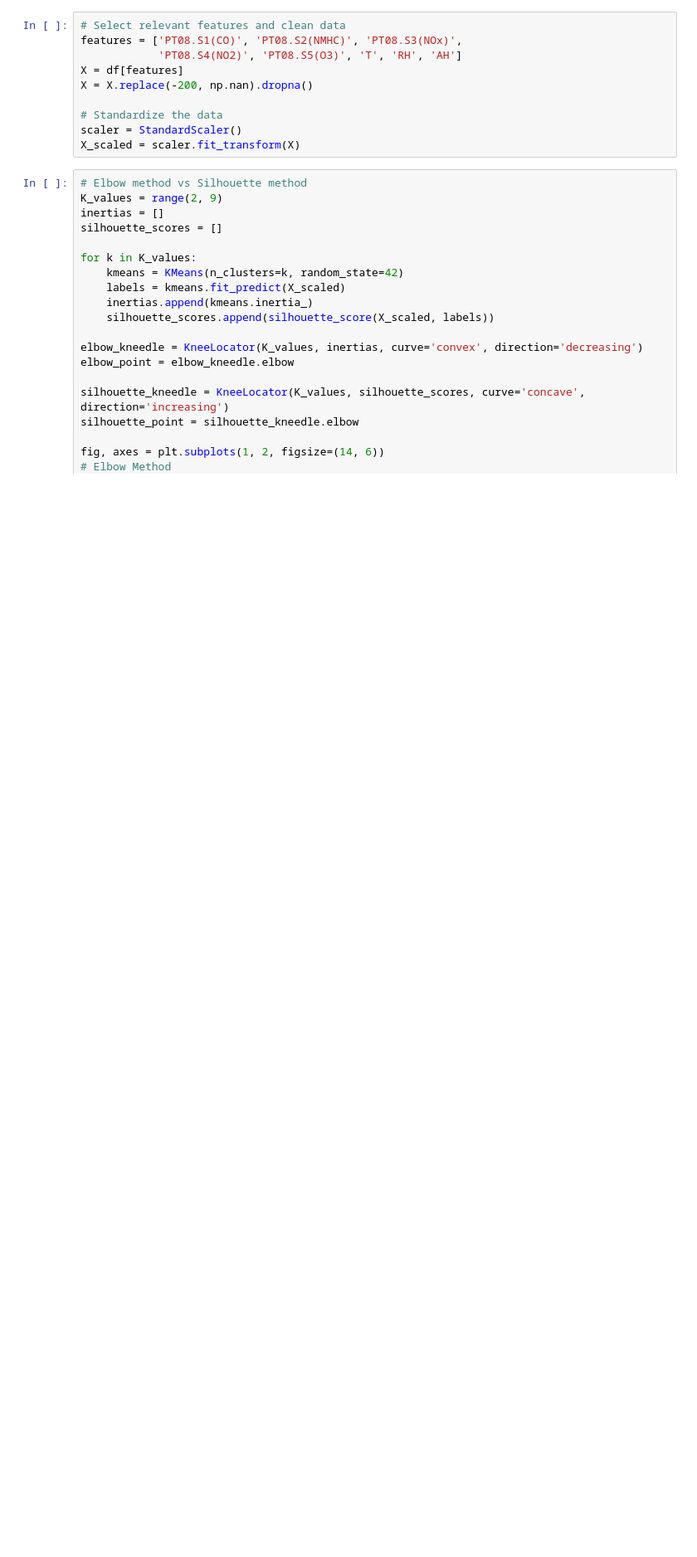
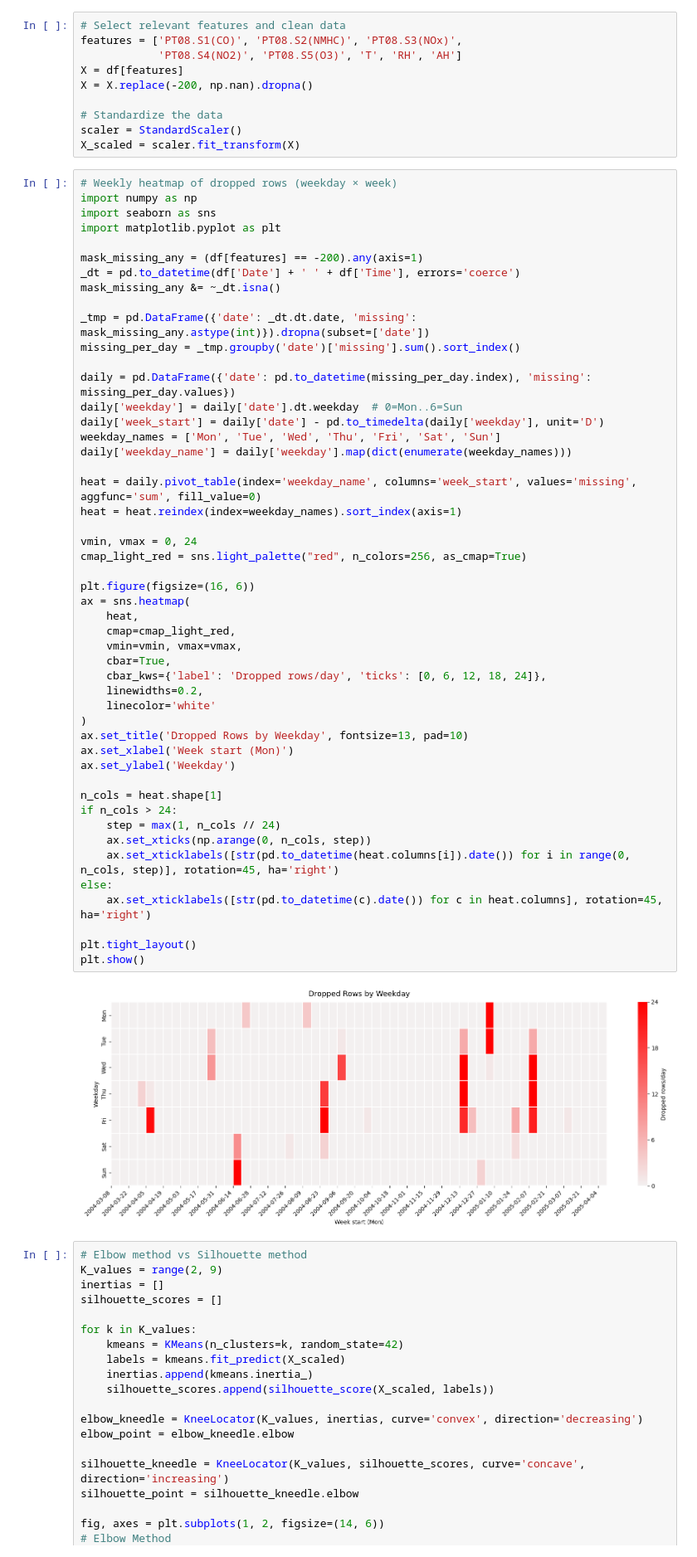
Before and after one commit to Gianluca-Coppola/Clustering, a Jupyter notebook: air_quality_clustering.ipynb, the cells around one changed output. Shown at 83% size. Cells and saved outputs as stored; diff of their text form; blank space fills up the shorter version.

```diff
--- a/air_quality_clustering.ipynb
+++ b/air_quality_clustering.ipynb
@@ -117,6 +66,57 @@ X = X.replace(-200, np.nan).dropna()
 # Standardize the data
 scaler = StandardScaler()
 X_scaled = scaler.fit_transform(X)
+# %%
+# Weekly heatmap of dropped rows (weekday × week)
+import numpy as np
+import seaborn as sns
+import matplotlib.pyplot as plt
+
+mask_missing_any = (df[features] == -200).any(axis=1)
+_dt = pd.to_datetime(df['Date'] + ' ' + df['Time'], errors='coerce')
+mask_missing_any &= ~_dt.isna()
+
+_tmp = pd.DataFrame({'date': _dt.dt.date, 'missing': mask_missing_any.astype(int)}).dropna(subset=['date'])
+missing_per_day = _tmp.groupby('date')['missing'].sum().sort_index()
+
+daily = pd.DataFrame({'date': pd.to_datetime(missing_per_day.index), 'missing': missing_per_day.values})
+daily['weekday'] = daily['date'].dt.weekday  # 0=Mon..6=Sun
+daily['week_start'] = daily['date'] - pd.to_timedelta(daily['weekday'], unit='D')
+weekday_names = ['Mon', 'Tue', 'Wed', 'Thu', 'Fri', 'Sat', 'Sun']
+daily['weekday_name'] = daily['weekday'].map(dict(enumerate(weekday_names)))
+
+heat = daily.pivot_table(index='weekday_name', columns='week_start', values='missing', aggfunc='sum', fill_value=0)
+heat = heat.reindex(index=weekday_names).sort_index(axis=1)
+
+vmin, vmax = 0, 24
+cmap_light_red = sns.light_palette("red", n_colors=256, as_cmap=True)
+
+plt.figure(figsize=(16, 6))
+ax = sns.heatmap(
+    heat,
+    cmap=cmap_light_red,
+    vmin=vmin, vmax=vmax,
+    cbar=True,
+    cbar_kws={'label': 'Dropped rows/day', 'ticks': [0, 6, 12, 18, 24]},
+    linewidths=0.2,
+    linecolor='white'
+)
+ax.set_title('Dropped Rows by Weekday', fontsize=13, pad=10)
+ax.set_xlabel('Week start (Mon)')
+ax.set_ylabel('Weekday')
+
+n_cols = heat.shape[1]
+if n_cols > 24:
+    step = max(1, n_cols // 24)
+    ax.set_xticks(np.arange(0, n_cols, step))
+    ax.set_xticklabels([str(pd.to_datetime(heat.columns[i]).date()) for i in range(0, n_cols, step)], rotation=45, ha='right')
+else:
+    ax.set_xticklabels([str(pd.to_datetime(c).date()) for c in heat.columns], rotation=45, ha='right')
+
+plt.tight_layout()
+plt.show()
+# %% [output]
+[figure, new version]
 # %%
 # Elbow method vs Silhouette method
 K_values = range(2, 9)
```
Also changed, not shown: parts of 2 cells of this notebook.
